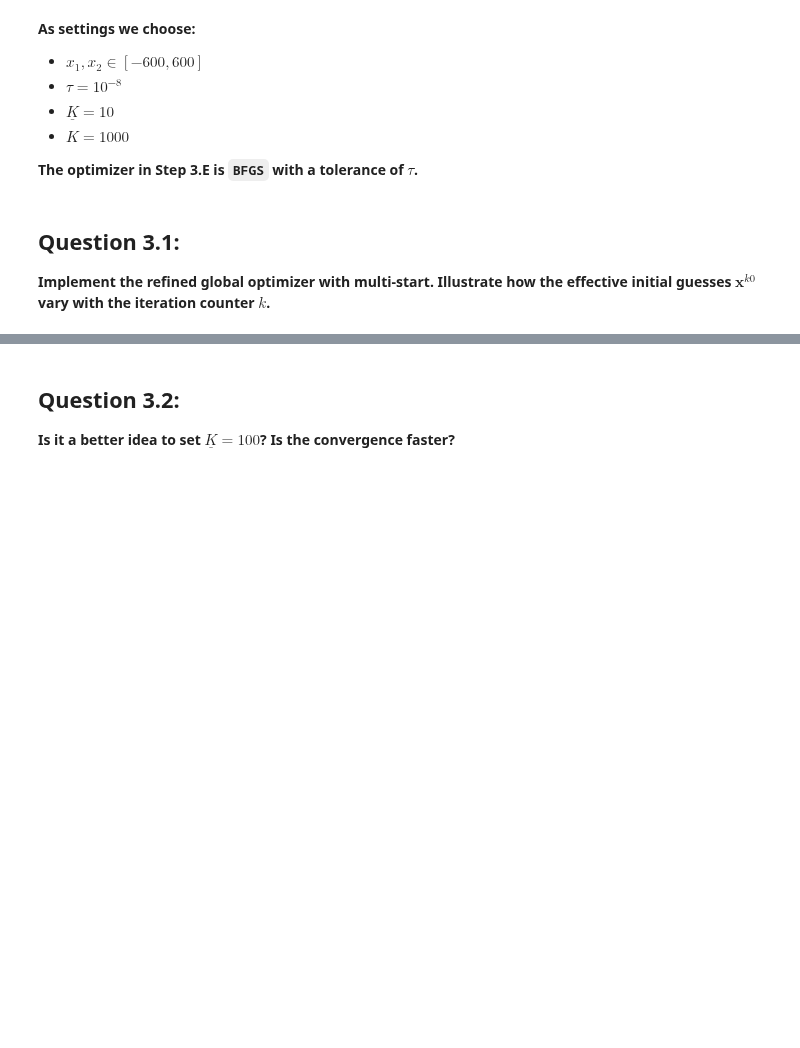
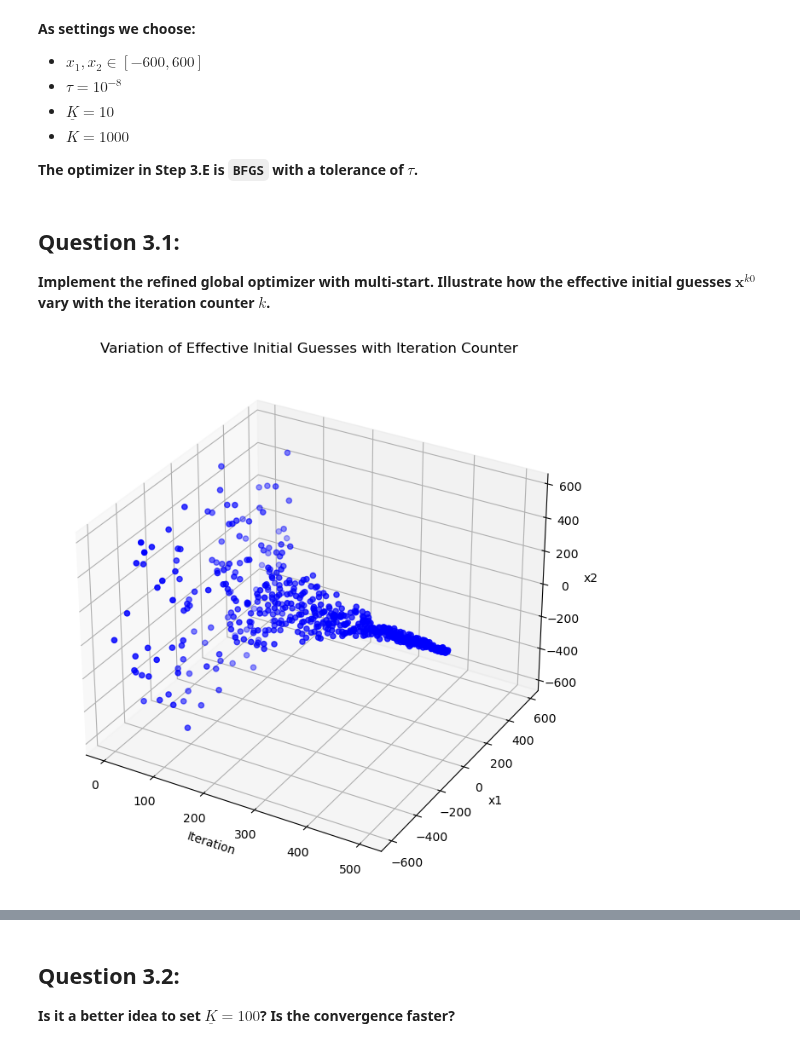
Before and after one commit to NumEconCopenhagen/projects-2023-de-slemme-programmeringsrotter, a Jupyter notebook: examproject/Oliver/Oliver Exam-2023-notebook.ipynb, the cells around one changed output, grey strips where cells are left out. Drawn from its saved outputs; the diff is of its cells as text; code cells hidden in the pictures; blank space fills up the shorter version.

```diff
--- a/examproject/Oliver/Oliver Exam-2023-notebook.ipynb
+++ b/examproject/Oliver/Oliver Exam-2023-notebook.ipynb
@@ -603,0 +609,6 @@ A **refined global optimizer with multi-start is:**
+# %%
+# set initial settings
+bounds = [(-600, 600), (-600, 600)] # bounds for x1 and x2
+tau = 1e-8 # tolerance level
+K_warmup = 10 # number of warmup iterations
+K_max = 1000 # maximum number of iterations
@@ -603,0 +667,21 @@ A **refined global optimizer with multi-start is:**
+# %%
+# Extract x1, x2, and iteration values from x0_history
+x1_values = [x[0] for x in x0_history]
+x2_values = [x[1] for x in x0_history]
+iteration_values = range(len(x0_history))
+
+# Create a 3D scatter plot
+fig = plt.figure(figsize=(10, 8))
+ax = fig.add_subplot(111, projection='3d')
+
+# Plot the variation of x1, x2, and iteration as individual points
+ax.scatter(iteration_values, x1_values, x2_values, c='blue', marker='o', label='Effective Initial Guess')
+ax.set_xlabel('Iteration')
+ax.set_ylabel('x1')
+ax.set_zlabel('x2')
+ax.set_title('Variation of Effective Initial Guesses with Iteration Counter')
+
+# Show the plot
+plt.show()
+# %% [output]
+[figure, added]
```
Also changed, not shown: parts of 8 cells of this notebook, 1 other file.
